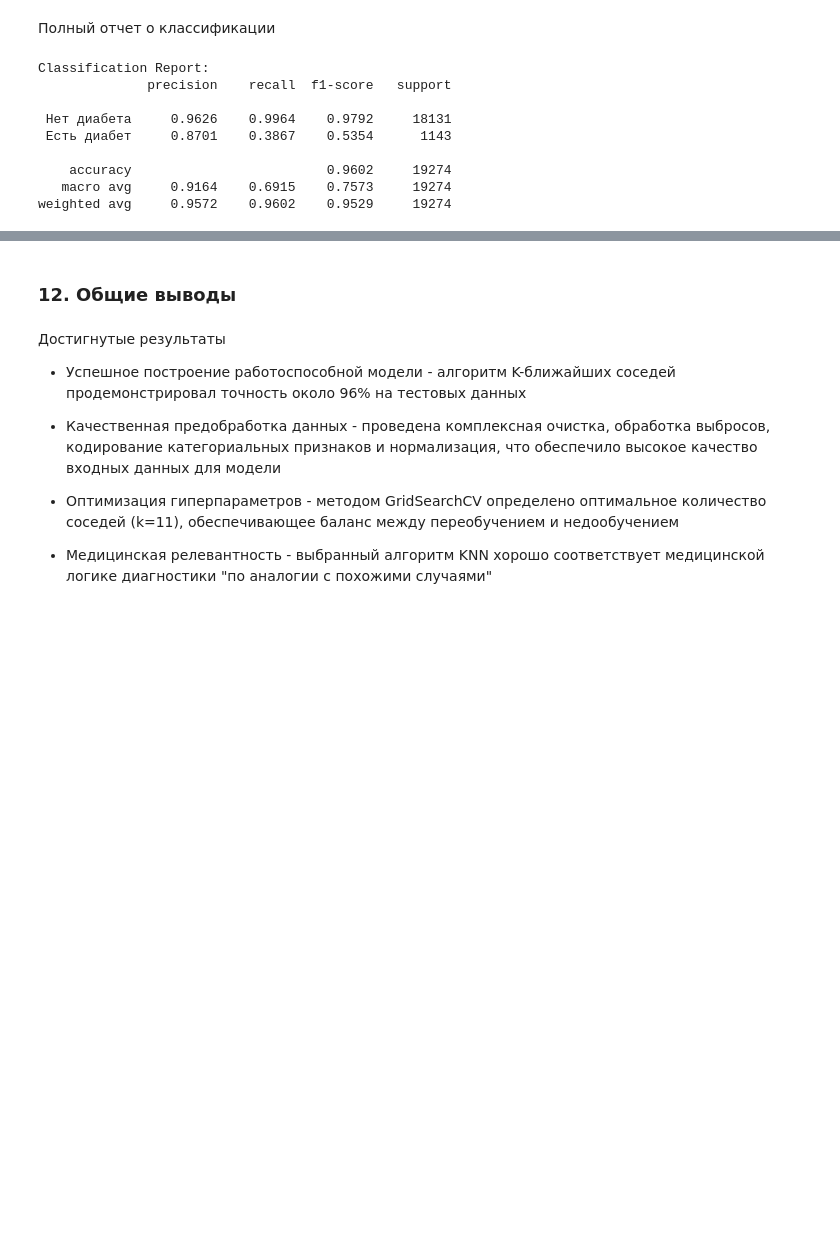
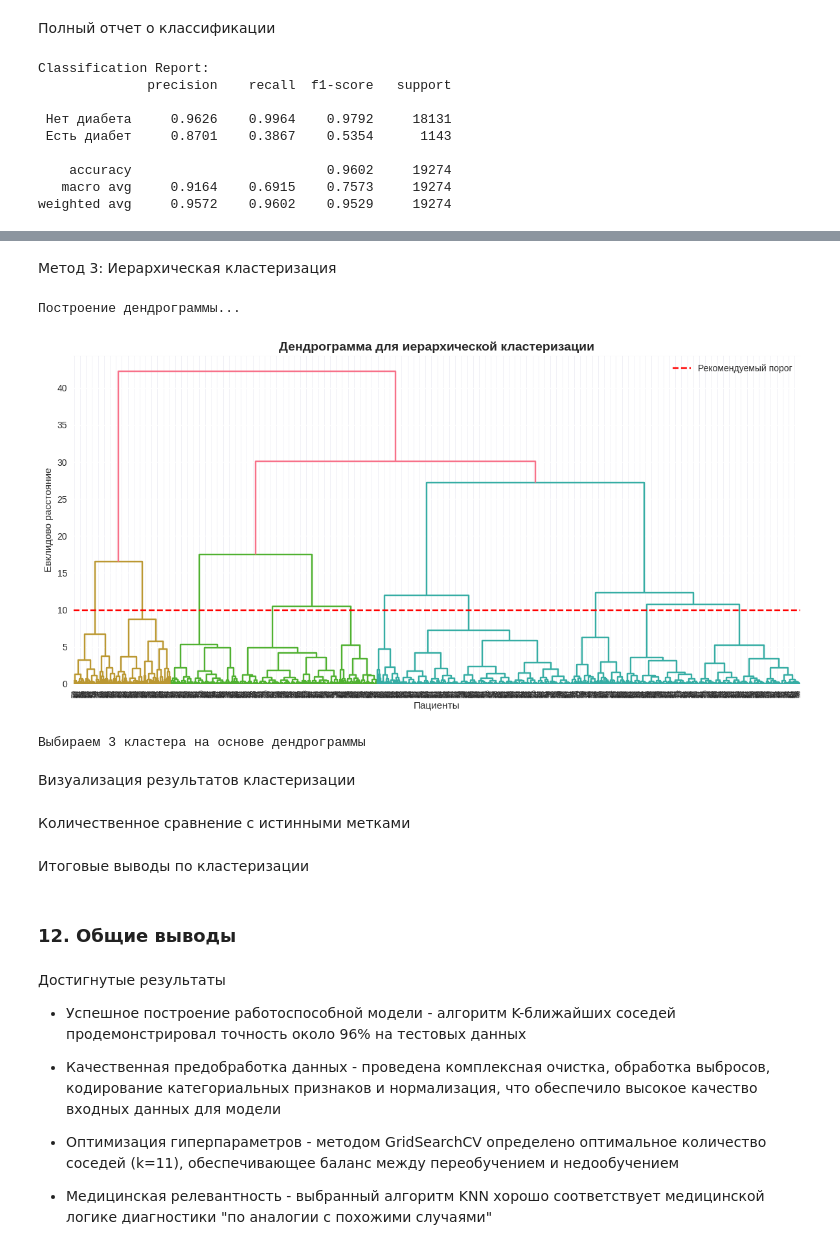
Before and after one commit to Kvoks/ML, a Jupyter notebook: ML1Khovansky.ipynb, the cells around one changed output, grey strips where cells are left out. Drawn from its saved outputs; the diff is of its cells as text; code cells hidden in the pictures; blank space fills up the shorter version.

```diff
--- a/ML1Khovansky.ipynb
+++ b/ML1Khovansky.ipynb
@@ -1348,0 +1538,36 @@ weighted avg     0.9572    0.9602    0.9529     19274
+# %% [markdown]
+Метод 3: Иерархическая кластеризация
+# %%
+from sklearn.cluster import AgglomerativeClustering
+import scipy.cluster.hierarchy as sch
+
+print("Построение дендрограммы...")
+
+plt.figure(figsize=(12, 6))
+plt.title('Дендрограмма для иерархической кластеризации', fontweight='bold', fontsize=14)
+
+sample_indices = np.random.choice(len(X_pca), size=1000, replace=False)
+X_sample = X_pca[sample_indices]
+
+dendrogram = sch.dendrogram(sch.linkage(X_sample, method='ward'))
+plt.xlabel('Пациенты')
+plt.ylabel('Евклидово расстояние')
+plt.axhline(y=10, color='r', linestyle='--', label='Рекомендуемый порог')
+plt.legend()
+plt.tight_layout()
+plt.show()
+
+print("Выбираем 3 кластера на основе дендрограммы")
+hierarchical = AgglomerativeClustering(n_clusters=3, metric='euclidean', linkage='ward')
+hierarchical_labels = hierarchical.fit_predict(X_cluster)
+
+print(f"Статистика кластеров (иерархическая кластеризация):")
+for i in range(3):
+    cluster_size = np.sum(hierarchical_labels == i)
+    print(f"• Кластер {i}: {cluster_size:,} пациентов ({cluster_size/len(X_cluster)*100:.1f}%)")
+# %% [output]
+Построение дендрограммы...
+[figure, added]
+Выбираем 3 кластера на основе дендрограммы
+# %% [markdown]
+Визуализация результатов кластеризации
@@ -1348,0 +1631,2 @@ weighted avg     0.9572    0.9602    0.9529     19274
+# %% [markdown]
+ Количественное сравнение с истинными метками
@@ -1348,0 +1698,2 @@ weighted avg     0.9572    0.9602    0.9529     19274
+# %% [markdown]
+Итоговые выводы по кластеризации
```
Also changed, not shown: parts of 16 cells of this notebook.
